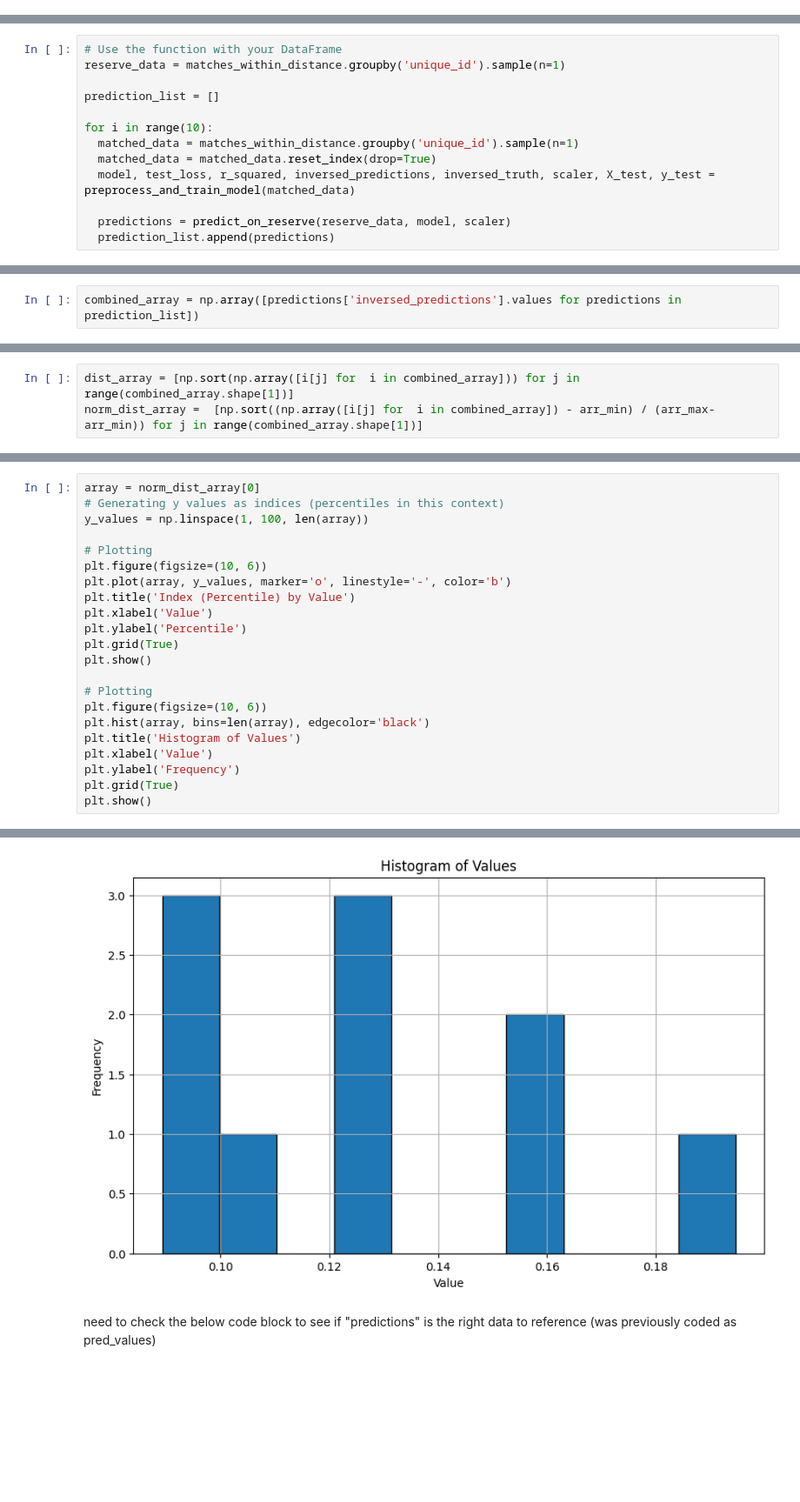
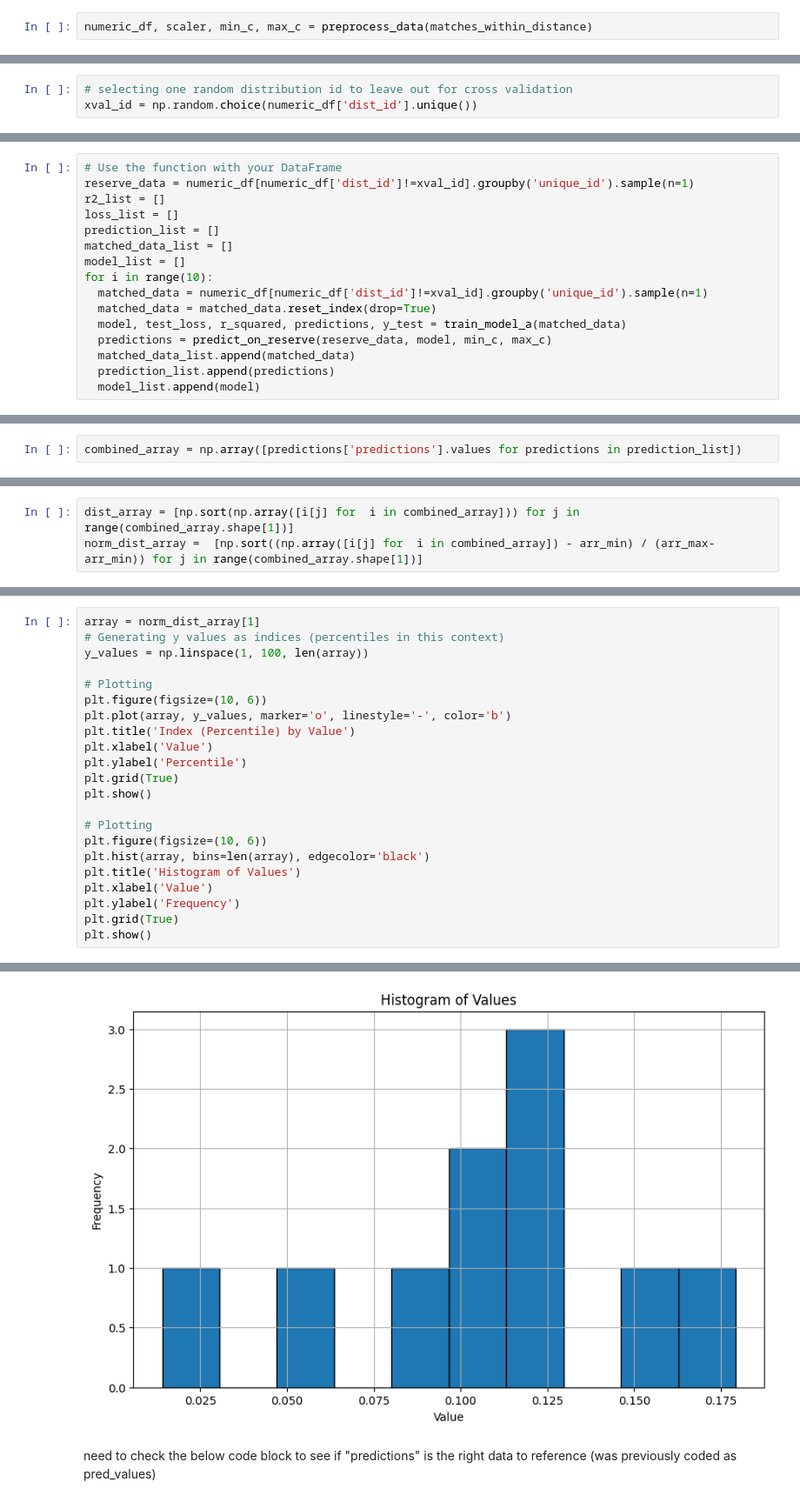
Before and after one commit to hayleypc/HawaiiClimate, a Jupyter notebook: gen_soil_dl.ipynb, the cells around one changed output, grey strips where cells are left out. Shown: that part at 87% size. Cells and saved outputs as stored; diff of their text form; blank space fills up the shorter version.

```diff
--- a/gen_soil_dl.ipynb
+++ b/gen_soil_dl.ipynb
@@ -266,3 +198,5 @@ soils_buffered.geometry = soils_buffered.to_crs(epsg=32604).geometry.buffer(1000
 # Perform a spatial join with the buffered GeoDataFrame
 # This finds all drivers_gpd points that fall within the 10,000-meter buffer of any point in soils_gpd
 matches_within_distance = gpd.sjoin(soils_buffered, drivers_gpd, how='left', predicate='intersects')
+# %%
+numeric_df, scaler, min_c, max_c = preprocess_data(matches_within_distance)
@@ -268,0 +223,3 @@ matches_within_distance = gpd.sjoin(soils_buffered, drivers_gpd, how='left', pre
+# %%
+# selecting one random distribution id to leave out for cross validation
+xval_id = np.random.choice(numeric_df['dist_id'].unique())
@@ -271,14 +265,17 @@ reserve_data = matches_within_distance.groupby('unique_id').sample(n=1)
 # %%
 # Use the function with your DataFrame
-reserve_data = matches_within_distance.groupby('unique_id').sample(n=1)
-
+reserve_data = numeric_df[numeric_df['dist_id']!=xval_id].groupby('unique_id').sample(n=1)
+r2_list = []
+loss_list = []
 prediction_list = []
-
+matched_data_list = []
+model_list = []
 for i in range(10):
-  matched_data = matches_within_distance.groupby('unique_id').sample(n=1)
+  matched_data = numeric_df[numeric_df['dist_id']!=xval_id].groupby('unique_id').sample(n=1)
   matched_data = matched_data.reset_index(drop=True)
-  model, test_loss, r_squared, inversed_predictions, inversed_truth, scaler, X_test, y_test = preprocess_and_train_model(matched_data)
-
-  predictions = predict_on_reserve(reserve_data, model, scaler)
+  model, test_loss, r_squared, predictions, y_test = train_model_a(matched_data)
+  predictions = predict_on_reserve(reserve_data, model, min_c, max_c)
+  matched_data_list.append(matched_data)
   prediction_list.append(predictions)
+  model_list.append(model)
 # %% [output]
@@ -432,4 +314,4 @@ Epoch 6/100
 # %%
-combined_array = np.array([predictions['inversed_predictions'].values for predictions in prediction_list])
+combined_array = np.array([predictions['predictions'].values for predictions in prediction_list])
 # %%
 combined_array[combined_array < 0 ] = 0
@@ -462,5 +350,5 @@ dist_array
 # %%
-array = norm_dist_array[0]
+array = norm_dist_array[1]
 # Generating y values as indices (percentiles in this context)
 y_values = np.linspace(1, 100, len(array))
 
@@ -486,3 +374,3 @@ plt.show()
-[figure, old version]
+[figure, new version]
 # %% [markdown]
 need to check the below code block to see if "predictions" is the right data to reference (was previously coded as pred_values)
```
Also changed, not shown: parts of 52 cells of this notebook.
